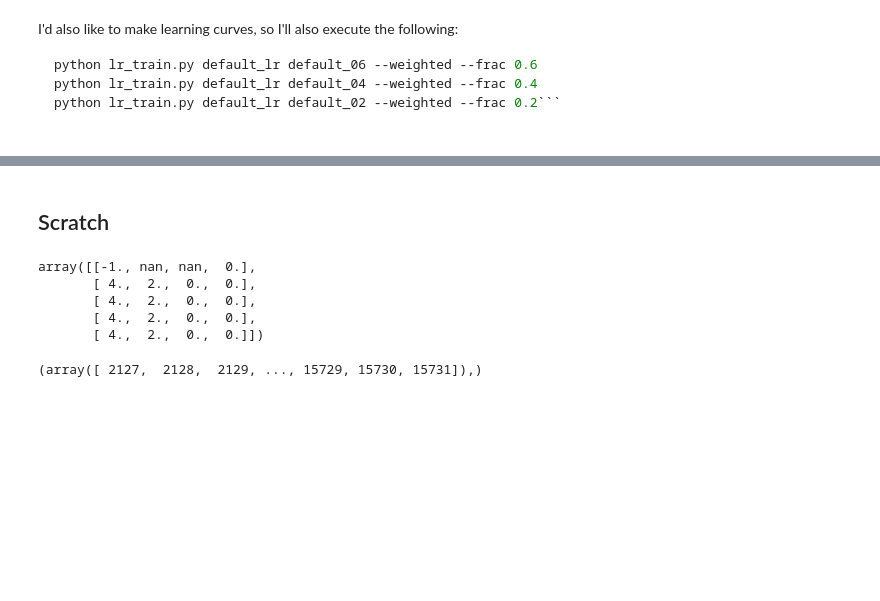
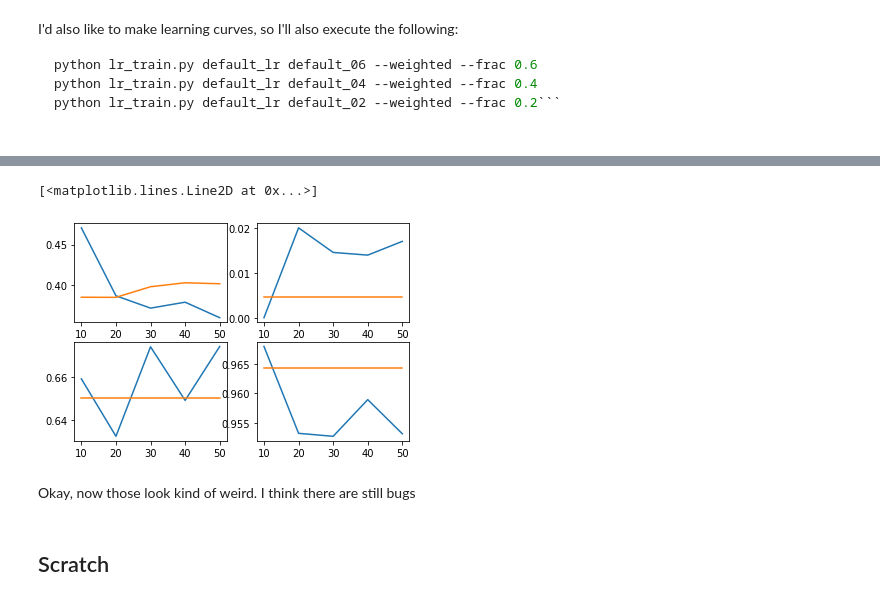
Before and after one commit to tristanlmiller/auto-guitar-tabs, a Jupyter notebook: Logistic Regression model.ipynb, the cells around one changed output, grey strips where cells are left out. Drawn from its saved outputs; the diff is of its cells as text; code cells hidden in the pictures; blank space fills up the shorter version.

```diff
--- a/Logistic Regression model.ipynb
+++ b/Logistic Regression model.ipynb
@@ -286,0 +290,4 @@ Lastly, I'd like to set up predictions.  The following command should work:
+# %%
+#check results
+results = pickle.load(open("Results/Sail to the Moon.pkl", 'rb'))
+results[0:20]
@@ -287,2 +378,34 @@ Lastly, I'd like to set up predictions.  The following command should work:
+# %%
+train_metrics = np.zeros((5,4))
+train_metrics[0,:] = get_metrics('default_02','default_lr','train',frac=0.2)
+train_metrics[1,:] = get_metrics('default_04','default_lr','train',frac=0.4)
+train_metrics[2,:] = get_metrics('default_06','default_lr','train',frac=0.6)
+train_metrics[3,:] = get_metrics('default_08','default_lr','train',frac=0.8)
+train_metrics[4,:] = get_metrics('default_10','default_lr','train')
+# %%
+valid_metrics = np.zeros((5,4))
+valid_metrics[0,:] = get_metrics('default_02','default_lr','valid')
+valid_metrics[1,:] = get_metrics('default_04','default_lr','valid')
+valid_metrics[2,:] = get_metrics('default_06','default_lr','valid')
+valid_metrics[3,:] = get_metrics('default_08','default_lr','valid')
+valid_metrics[4,:] = get_metrics('default_10','default_lr','valid')
+# %%
+plt.subplot(2,2,1)
+plt.plot(range(10,60,10),train_metrics[:,0])
+plt.plot(range(10,60,10),valid_metrics[:,0])
+plt.subplot(2,2,2)
+plt.plot(range(10,60,10),train_metrics[:,1])
+plt.plot(range(10,60,10),valid_metrics[:,1])
+plt.subplot(2,2,3)
+plt.plot(range(10,60,10),train_metrics[:,2])
+plt.plot(range(10,60,10),valid_metrics[:,2])
+plt.subplot(2,2,4)
+plt.plot(range(10,60,10),train_metrics[:,3])
+plt.plot(range(10,60,10),valid_metrics[:,3])
+# %% [output]
+[<matplotlib.lines.Line2D at 0x...>]
+[figure, added]
+# %% [markdown]
+Okay, now those look kind of weird.  I think there are still bugs
 # %% [markdown]
 ## Scratch
@@ -296,12 +411,0 @@ standard_labels_train = np.load(f'Data/processed/{source}_lstrain.npy')
-# %%
-labels_train[0:5,:]
-# %% [output]
-array([[-1., nan, nan,  0.],
-       [ 4.,  2.,  0.,  0.],
-       [ 4.,  2.,  0.,  0.],
-       [ 4.,  2.,  0.,  0.],
-       [ 4.,  2.,  0.,  0.]])
-# %%
-np.where(np.isnan(standard_labels_train[:,2]))
-# %% [output]
-(array([ 2127,  2128,  2129, ..., 15729, 15730, 15731]),)
```
Also changed, not shown: parts of 16 cells of this notebook, 25 other files.
